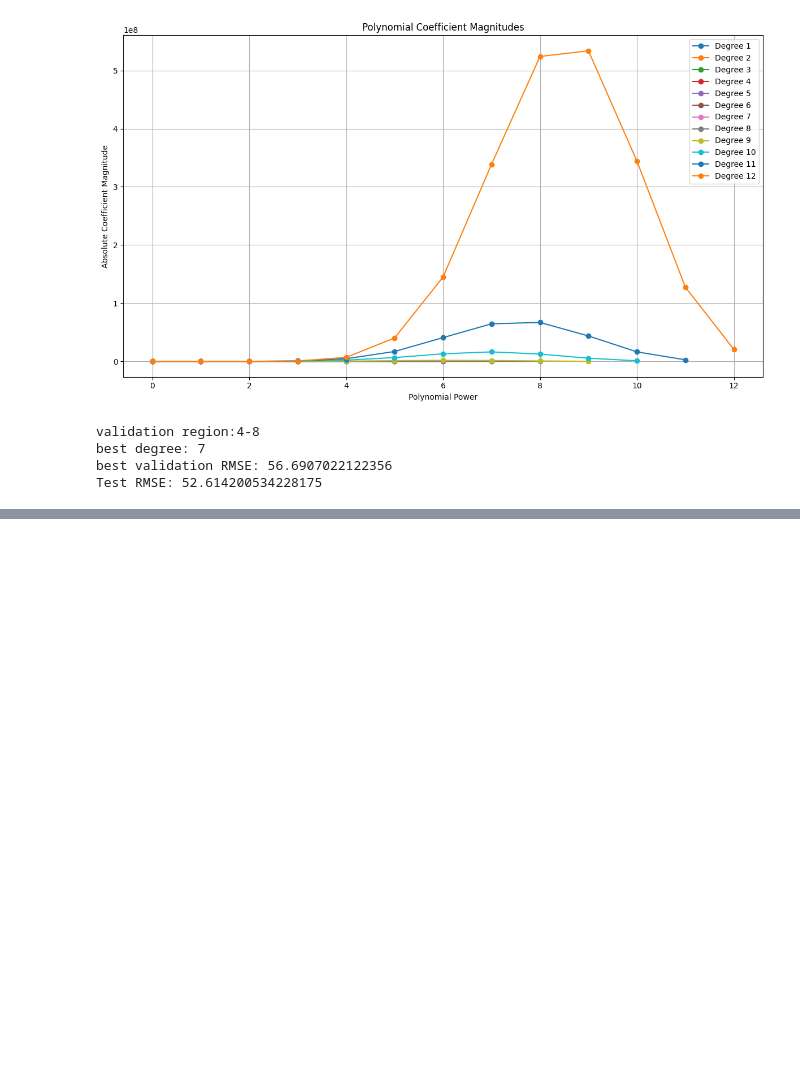
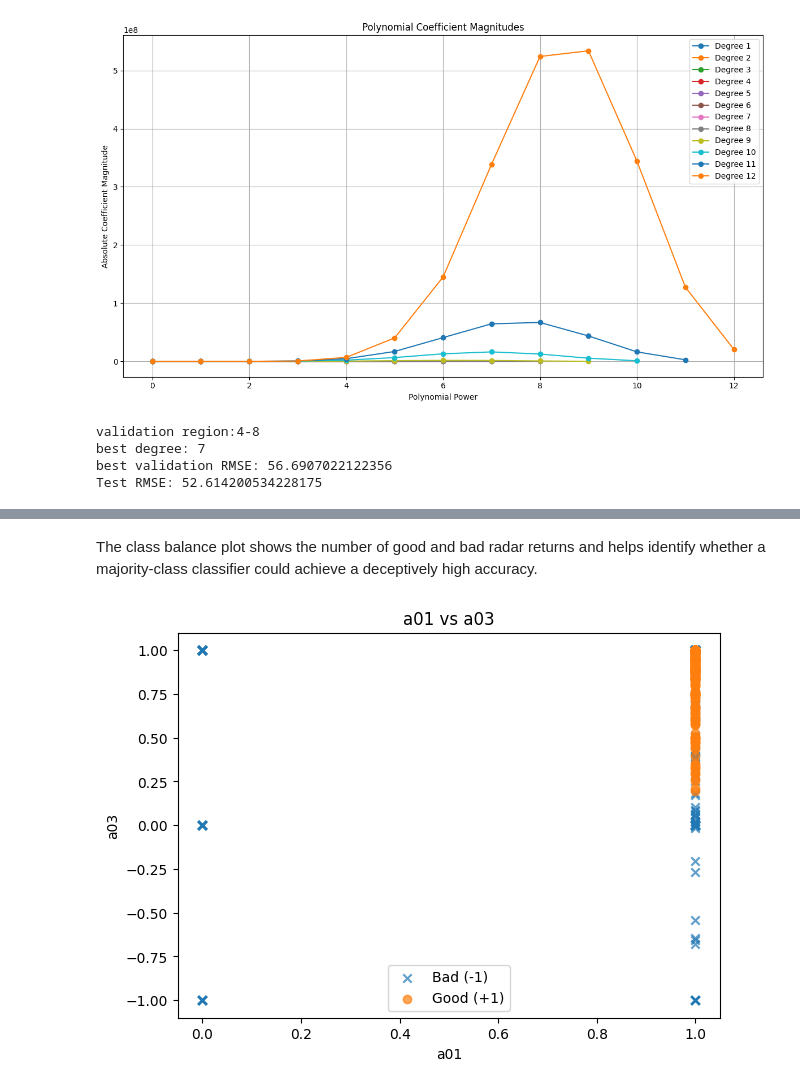
Before and after one commit to suryamanoj4/SMAI-Assignment-2, a Jupyter notebook: SMAI_assign_2.ipynb, the cells around one changed output, grey strips where cells are left out. Saved outputs shown, nothing was run; the diff lists cells and outputs as text; code cells hidden in the pictures; blank space fills up the shorter version.

```diff
--- a/SMAI_assign_2.ipynb
+++ b/SMAI_assign_2.ipynb
@@ -945,0 +1521,34 @@ Test RMSE: 52.614200534228175
+# %% [markdown]
+The class balance plot shows the number of good and bad radar returns and
+helps identify whether a majority-class classifier could achieve a deceptively
+high accuracy.
+# %%
+# Select the first two retained features
+feature_1 = retained_features[0]
+feature_2 = retained_features[1]
+
+feature_1_index = retained_features.index(feature_1)
+feature_2_index = retained_features.index(feature_2)
+
+plt.figure(figsize=(7, 5))
+
+for label, class_name, marker in [
+    (-1, "Bad (-1)", "x"),
+    (1, "Good (+1)", "o")
+]:
+    mask = y == label
+    plt.scatter(
+        X[mask, feature_1_index],
+        X[mask, feature_2_index],
+        label=class_name,
+        marker=marker,
+        alpha=0.7
+    )
+
+plt.xlabel(feature_1)
+plt.ylabel(feature_2)
+plt.title(f"{feature_1} vs {feature_2}")
+plt.legend()
+plt.show()
+# %% [output]
+[figure, added]
```
Also changed, not shown: parts of 101 cells of this notebook.
